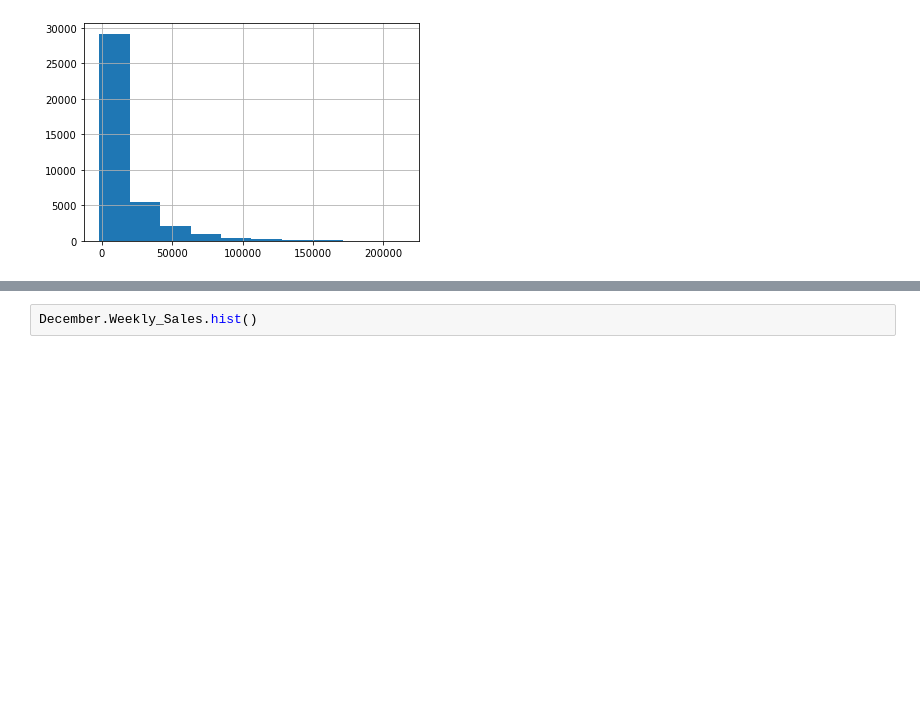
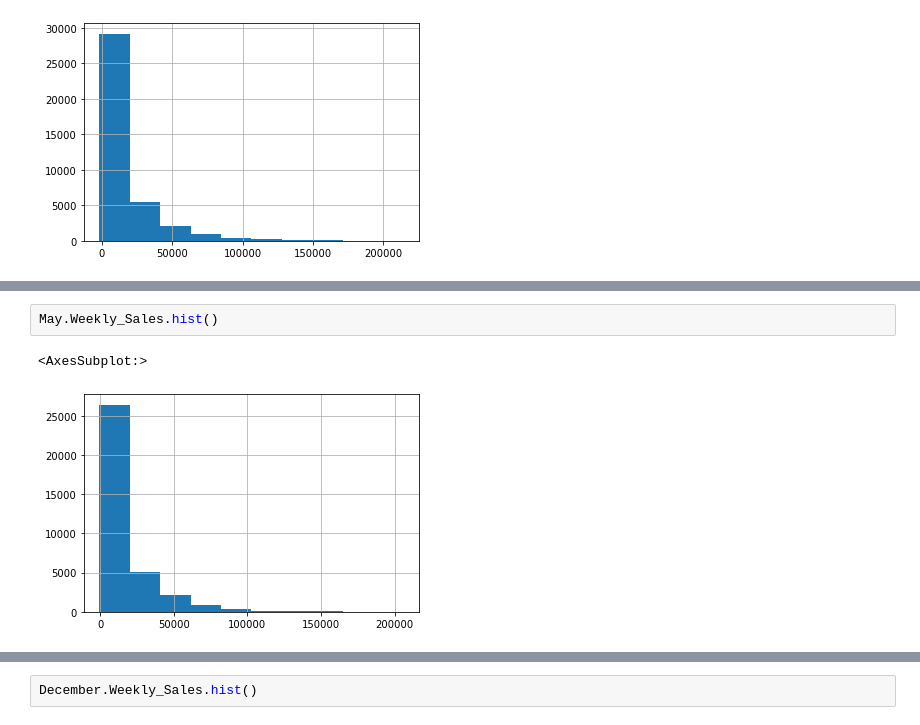
Before and after one commit to joann-balraj/Walmart_Analysis, a Jupyter notebook: Workbook.ipynb, the cells around one changed output, grey strips where cells are left out. Cells and saved outputs as stored; diff of their text form; blank space fills up the shorter version.

```diff
--- a/Workbook.ipynb
+++ b/Workbook.ipynb
@@ -177,0 +183,5 @@ March.Weekly_Sales.hist()
+# %%
+May.Weekly_Sales.hist()
+# %% [output]
+<AxesSubplot:>
+[figure, added]
```
Also changed, not shown: parts of 7 cells of this notebook.
